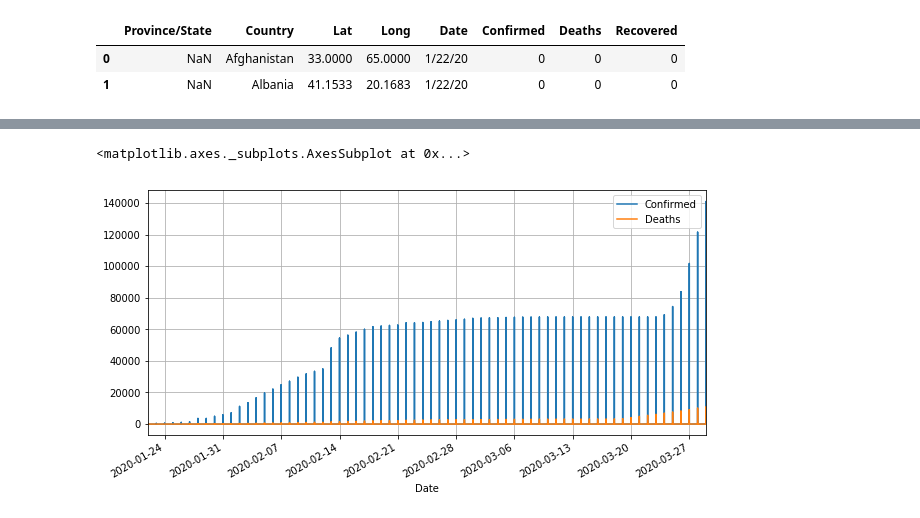
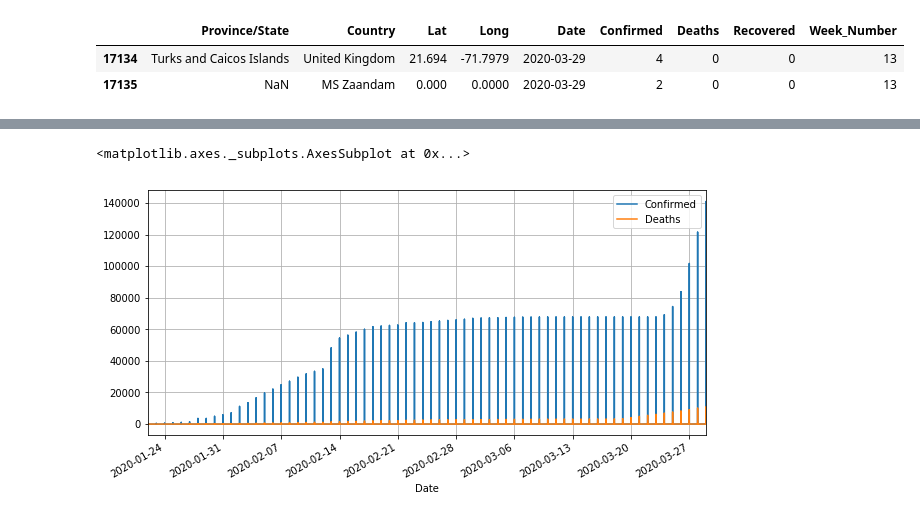
Before and after one commit to YoungerCode/yangalsiti-gmail.com, a Jupyter notebook: Untitled.ipynb, the cells around one changed output, grey strips where cells are left out. Cells and saved outputs as stored; diff of their text form; code cells hidden in the pictures.

```diff
--- a/Untitled.ipynb
+++ b/Untitled.ipynb
@@ -17,8 +19,8 @@ dataframe = pd.read_csv("covid_19_clean_complete.csv")
 dataframe = dataframe.rename(columns={'Country/Region': 'Country'})
 # %%
-dataframe.head(2)
+dataframe.tail(2)
 # %% [output]
-|  | Province/State | Country | Lat | Long | Date | Confirmed | Deaths | Recovered |
-| 0 | NaN | Afghanistan | 33.0000 | 65.0000 | 1/22/20 | 0 | 0 | 0 |
-| 1 | NaN | Albania | 41.1533 | 20.1683 | 1/22/20 | 0 | 0 | 0 |
+|  | Province/State | Country | Lat | Long | Date | Confirmed | Deaths | Recovered | Week_Number |
+| 17134 | Turks and Caicos Islands | United Kingdom | 21.694 | -71.7979 | 2020-03-29 | 4 | 0 | 0 | 13 |
+| 17135 | NaN | MS Zaandam | 0.000 | 0.0000 | 2020-03-29 | 2 | 0 | 0 | 13 |
 # %%
```
Also changed, not shown: parts of 16 cells of this notebook.
